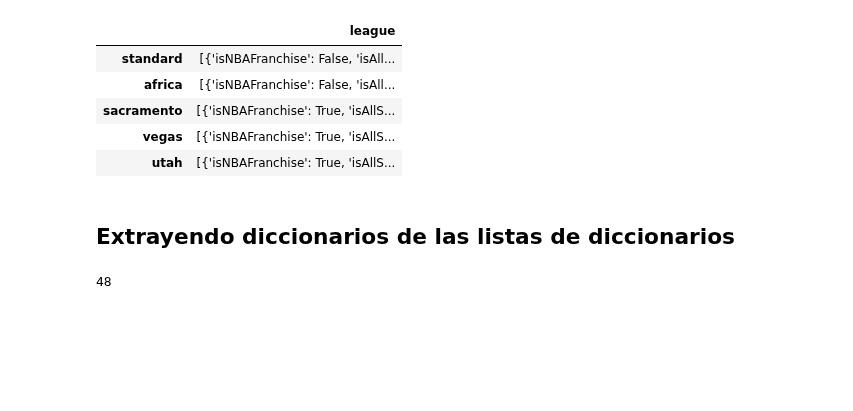
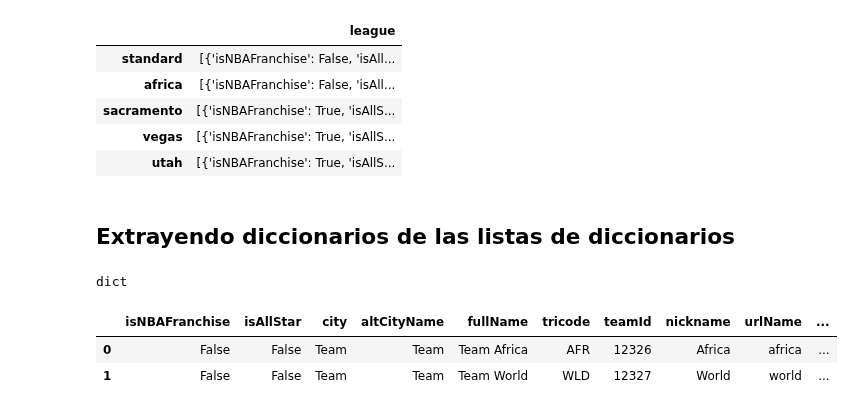
Before and after one commit to leo90rc/Leonardo.DataScience, a Jupyter notebook: week4_EDA_np_pd_json_apis_regex/day3_numpy_pandas_III_json/exercises/json/Data_wrangling_with_Json_nba18.ipynb, the cells around one changed output. Drawn from its saved outputs; the diff is of its cells as text; code cells hidden in the pictures; blank space fills up the shorter version.

```diff
--- a/week4_EDA_np_pd_json_apis_regex/day3_numpy_pandas_III_json/exercises/json/Data_wrangling_with_Json_nba18.ipynb
+++ b/week4_EDA_np_pd_json_apis_regex/day3_numpy_pandas_III_json/exercises/json/Data_wrangling_with_Json_nba18.ipynb
@@ -192,15 +192,21 @@ df_interes_league
 # %% [markdown]
 ## Extrayendo diccionarios de las listas de diccionarios
 # %%
-len(json_local_leido['league']['standard'])
+type(json_local_leido['league']['standard'][0])
 # %% [output]
-48
+dict
 # %%
 df_standard = pd.DataFrame(json_local_leido['league']['standard'])
 df_africa = pd.DataFrame(json_local_leido['league']['africa'])
 df_sacramento = pd.DataFrame(json_local_leido['league']['sacramento'])
 df_vegas = pd.DataFrame(json_local_leido['league']['vegas'])
 df_utah = pd.DataFrame(json_local_leido['league']['utah'])
+# %%
+df_africa
+# %% [output]
+|  | isNBAFranchise | isAllStar | city | altCityName | fullName | tricode | teamId | nickname | urlName | ... |
+| 0 | False | False | Team | Team | Team Africa | AFR | 12326 | Africa | africa | ... |
+| 1 | False | False | Team | Team | Team World | WLD | 12327 | World | world | ... |
 # %%
 final = pd.concat([df_standard, df_africa, df_sacramento, df_vegas, df_utah], axis= 0)
 # %%
```
Also changed, not shown: 44 other files.
